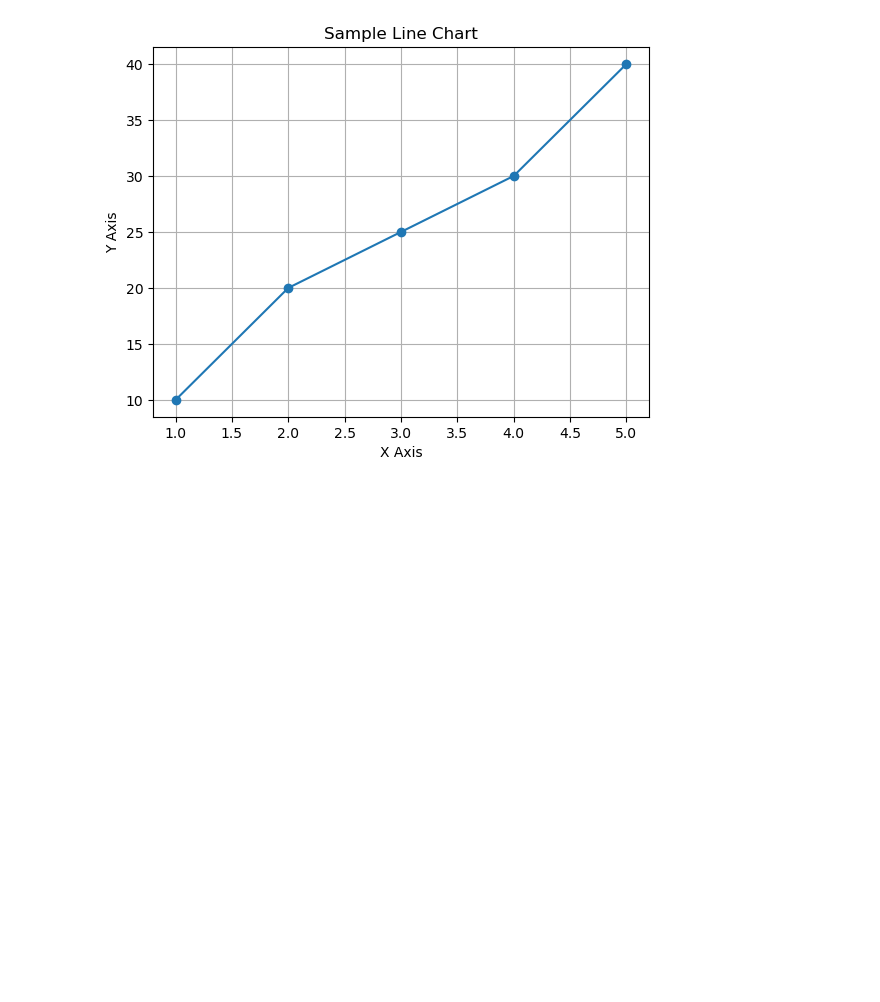
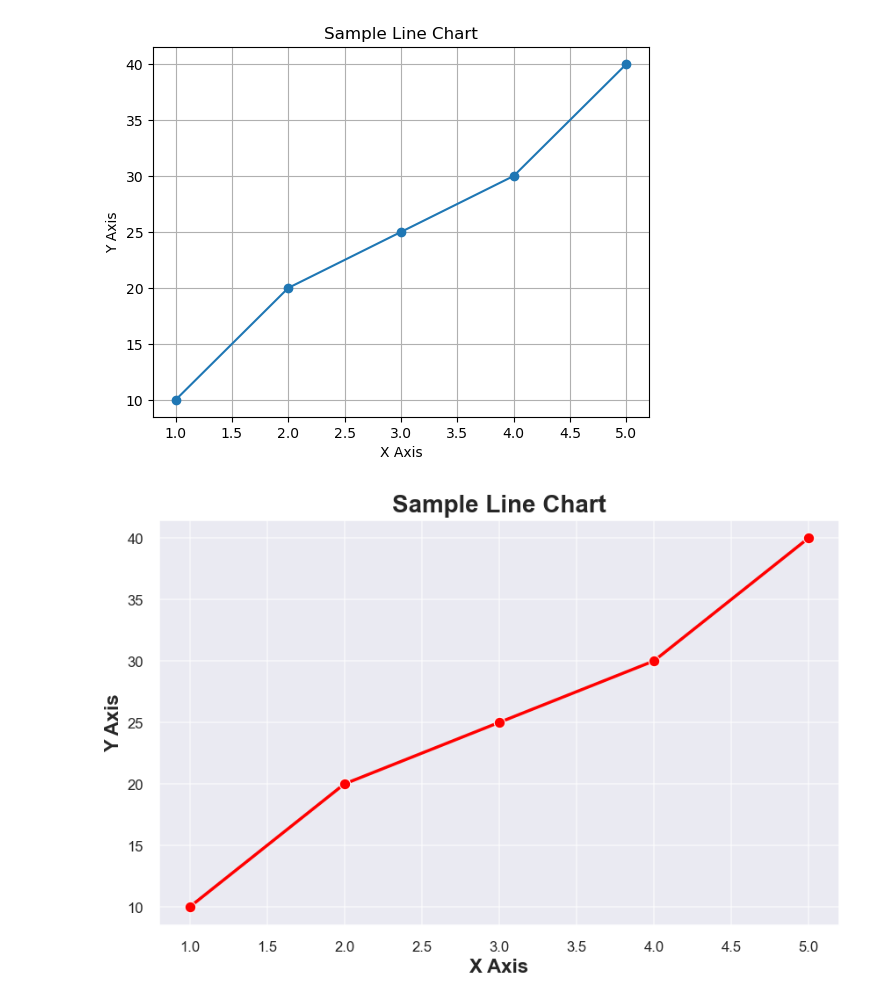
Before and after one commit to SMU-Econ-Growth/EconGrowthUG-Notebooks, a Jupyter notebook: Intro-Data-Viz.ipynb, the cells around one changed output. Cells and saved outputs as stored; diff of their text form; code cells hidden in the pictures; blank space fills up the shorter version.

```diff
--- a/Intro-Data-Viz.ipynb
+++ b/Intro-Data-Viz.ipynb
@@ -509,3 +509,32 @@ plt.grid(True)
 plt.show()
 # %% [output]
 [figure]
+# %%
+# Enhanced line chart with gray background and red line
+import seaborn as sns
+import matplotlib.pyplot as plt
+
+# Set Seaborn style for a darker background
+sns.set(style="darkgrid", context="talk")  # "darkgrid" for gray background
+sns.set(rc={'figure.figsize':(11.7,8.27)})
+sns.set_context("talk")
+
+# Create the plot with a red line and customized labels
+plt.figure(figsize=(10, 6))
+sns.lineplot(x=x, y=y, marker='o', color='red', linewidth=2.5)
+
+# Customizing title and axis labels
+plt.title("Sample Line Chart", fontsize=20, fontweight='bold')
+plt.xlabel("X Axis", fontsize=16, fontweight='bold')
+plt.ylabel("Y Axis", fontsize=16, fontweight='bold')
+
+# Customize tick parameters to make them smaller relative to the axis labels
+plt.tick_params(axis='both', labelsize=12)
+
+# Adjust grid appearance with thicker white lines for visibility on a gray background
+plt.grid(True, linestyle='-', linewidth=1.2, color='white', alpha=0.6)
+
+# Show the plot
+plt.show()
+# %% [output]
+[figure, added]
```
Also changed, not shown: parts of 2 cells of this notebook.
